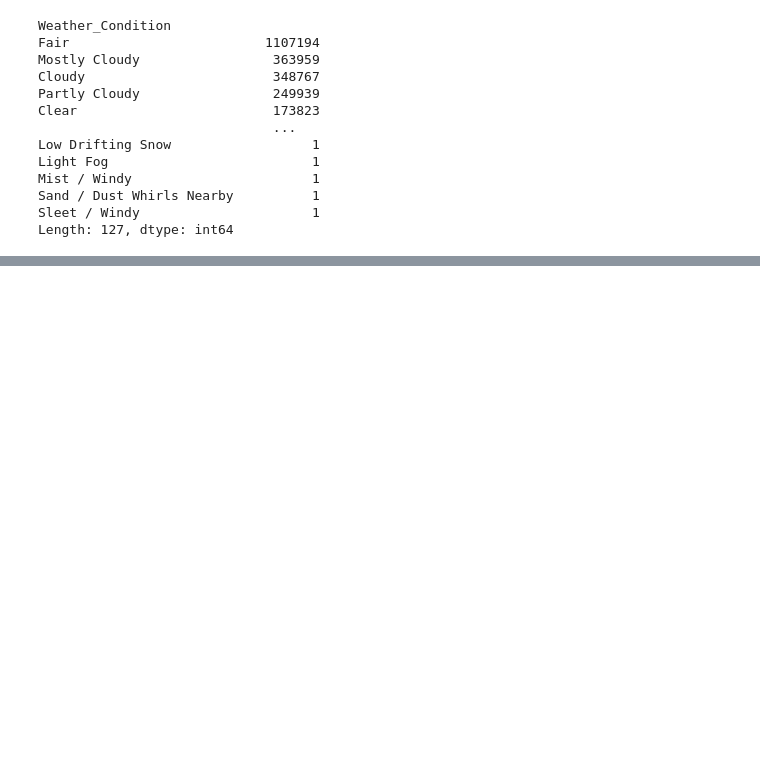
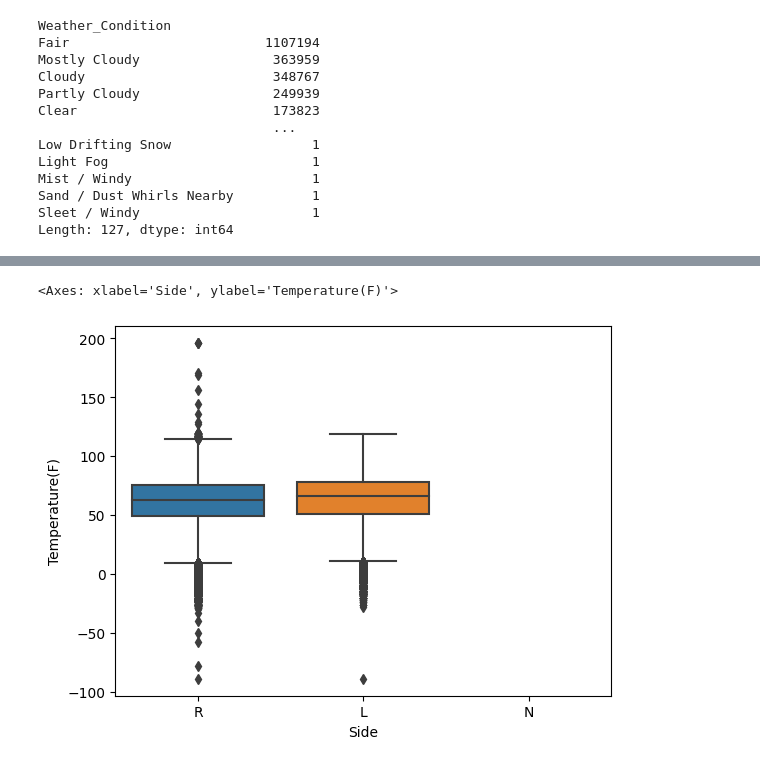
Before and after one commit to williamsasaki/jubilant-robot, a Jupyter notebook: ml_acidentes_tcc.ipynb, the cells around one changed output, grey strips where cells are left out. Cells and saved outputs as stored; diff of their text form; code cells hidden in the pictures; blank space fills up the shorter version.

```diff
--- a/ml_acidentes_tcc.ipynb
+++ b/ml_acidentes_tcc.ipynb
@@ -142,0 +189,5 @@ TypeError: numpy boolean subtract, the `-` operator, is not supported, use the b
+# %%
+sns.boxplot(data=df, x='Side', y='Temperature(F)')
+# %% [output]
+<Axes: xlabel='Side', ylabel='Temperature(F)'>
+[figure, added]
```
Also changed, not shown: parts of 13 cells of this notebook.
